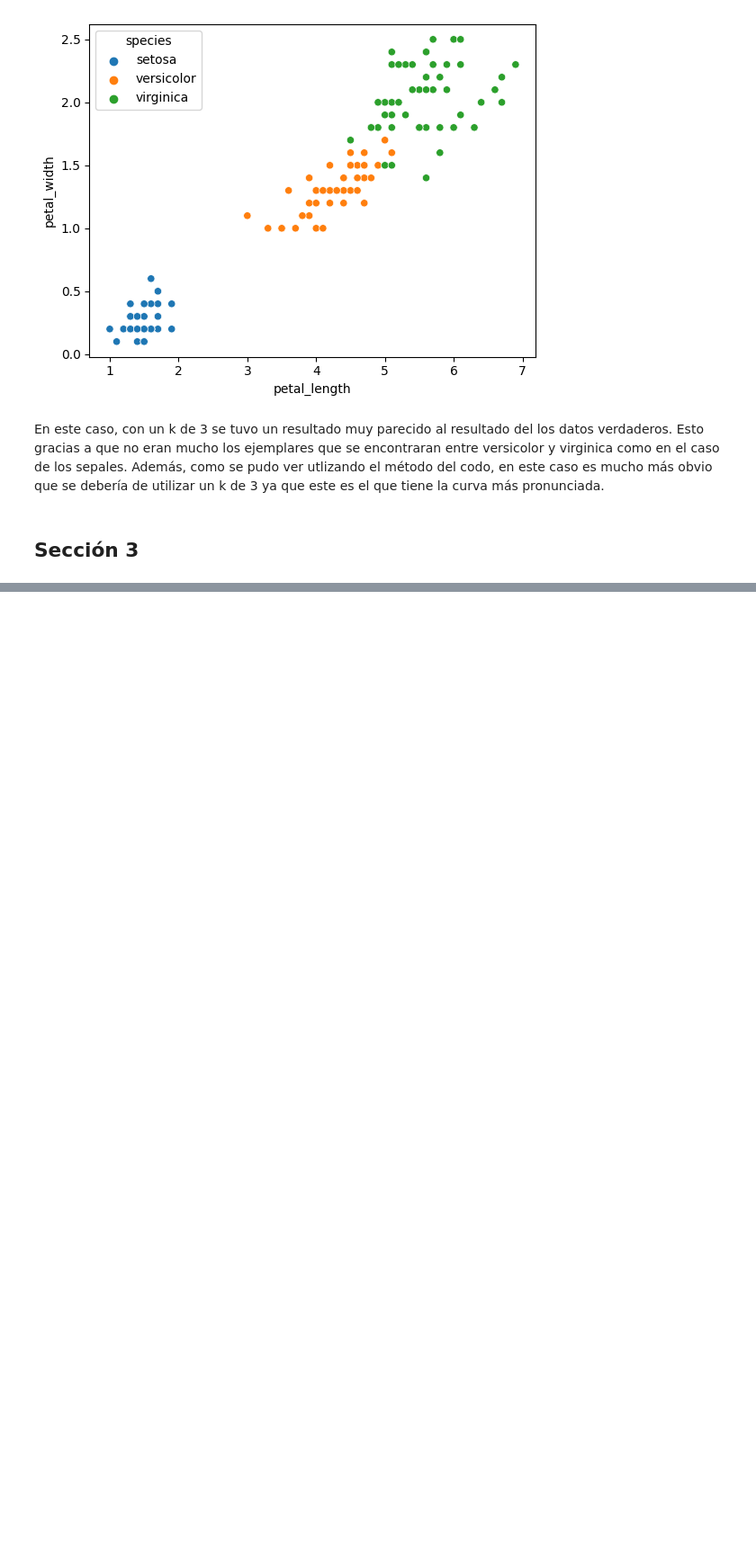
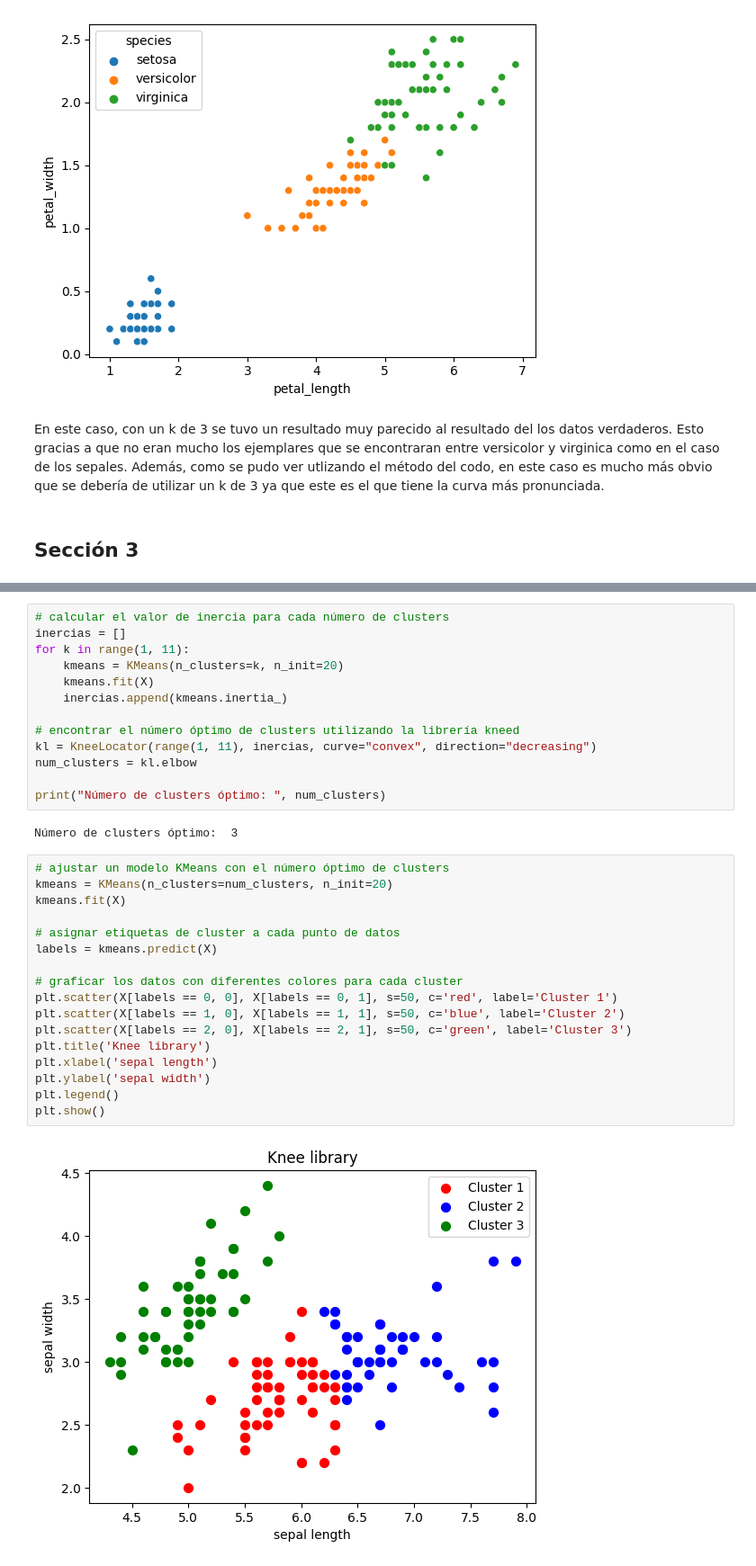
Before and after one commit to MaIsabelSolano/UVG_Mineria_HT4, a Jupyter notebook: Laboratorio 4.ipynb, the cells around one changed output, grey strips where cells are left out. Shown at 90% size. Drawn from its saved outputs; the diff is of its cells as text; blank space fills up the shorter version.

Commit message:
Merge kneed branch

```diff
--- a/Laboratorio 4.ipynb
+++ b/Laboratorio 4.ipynb
@@ -390,0 +412,34 @@ En este caso, con un k de 3 se tuvo un resultado muy parecido al resultado del l
+# %%
+# calcular el valor de inercia para cada número de clusters
+inercias = []
+for k in range(1, 11):
+    kmeans = KMeans(n_clusters=k, n_init=20)
+    kmeans.fit(X)
+    inercias.append(kmeans.inertia_)
+
+# encontrar el número óptimo de clusters utilizando la librería kneed
+kl = KneeLocator(range(1, 11), inercias, curve="convex", direction="decreasing")
+num_clusters = kl.elbow
+
+print("Número de clusters óptimo: ", num_clusters)
+# %% [output]
+Número de clusters óptimo:  3
+# %%
+# ajustar un modelo KMeans con el número óptimo de clusters
+kmeans = KMeans(n_clusters=num_clusters, n_init=20)
+kmeans.fit(X)
+
+# asignar etiquetas de cluster a cada punto de datos
+labels = kmeans.predict(X)
+
+# graficar los datos con diferentes colores para cada cluster
+plt.scatter(X[labels == 0, 0], X[labels == 0, 1], s=50, c='red', label='Cluster 1')
+plt.scatter(X[labels == 1, 0], X[labels == 1, 1], s=50, c='blue', label='Cluster 2')
+plt.scatter(X[labels == 2, 0], X[labels == 2, 1], s=50, c='green', label='Cluster 3')
+plt.title('Knee library')
+plt.xlabel('sepal length')
+plt.ylabel('sepal width')
+plt.legend()
+plt.show()
+# %% [output]
+[figure, added]
```
Also changed, not shown: parts of 9 cells of this notebook, 1 other file.
